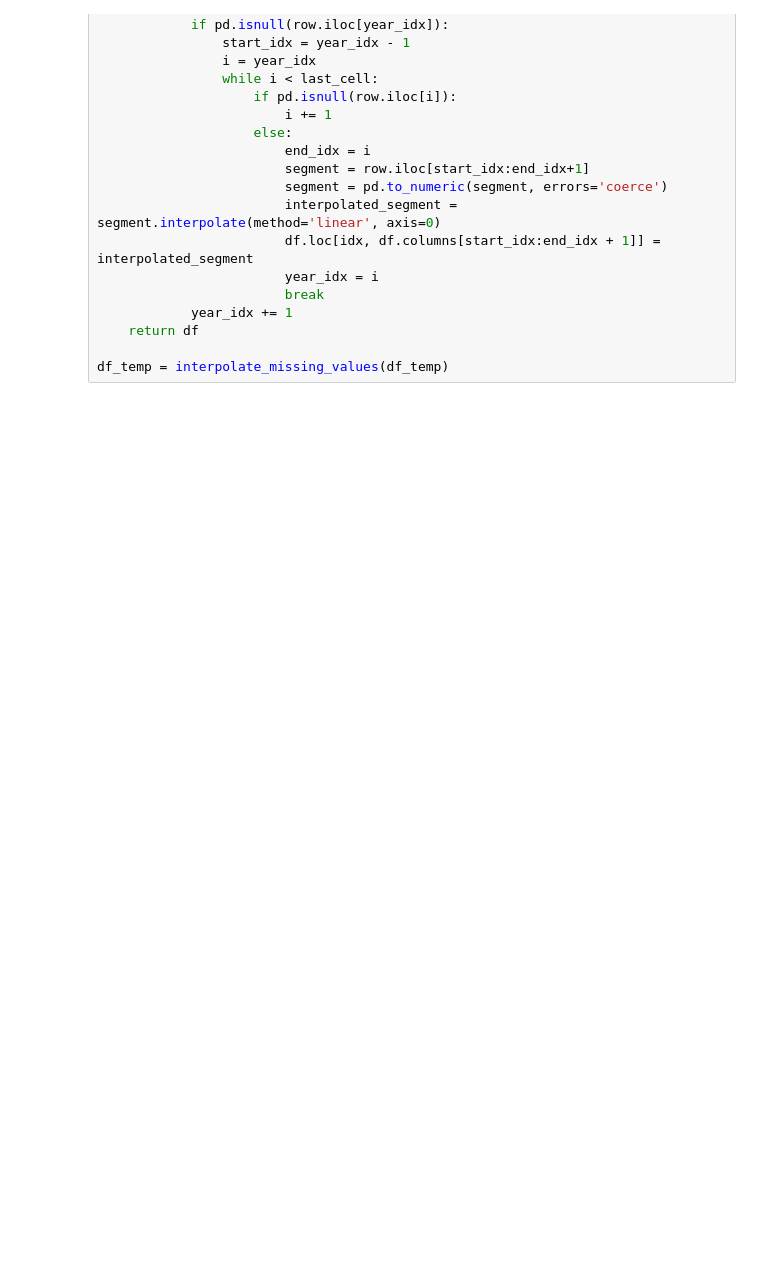
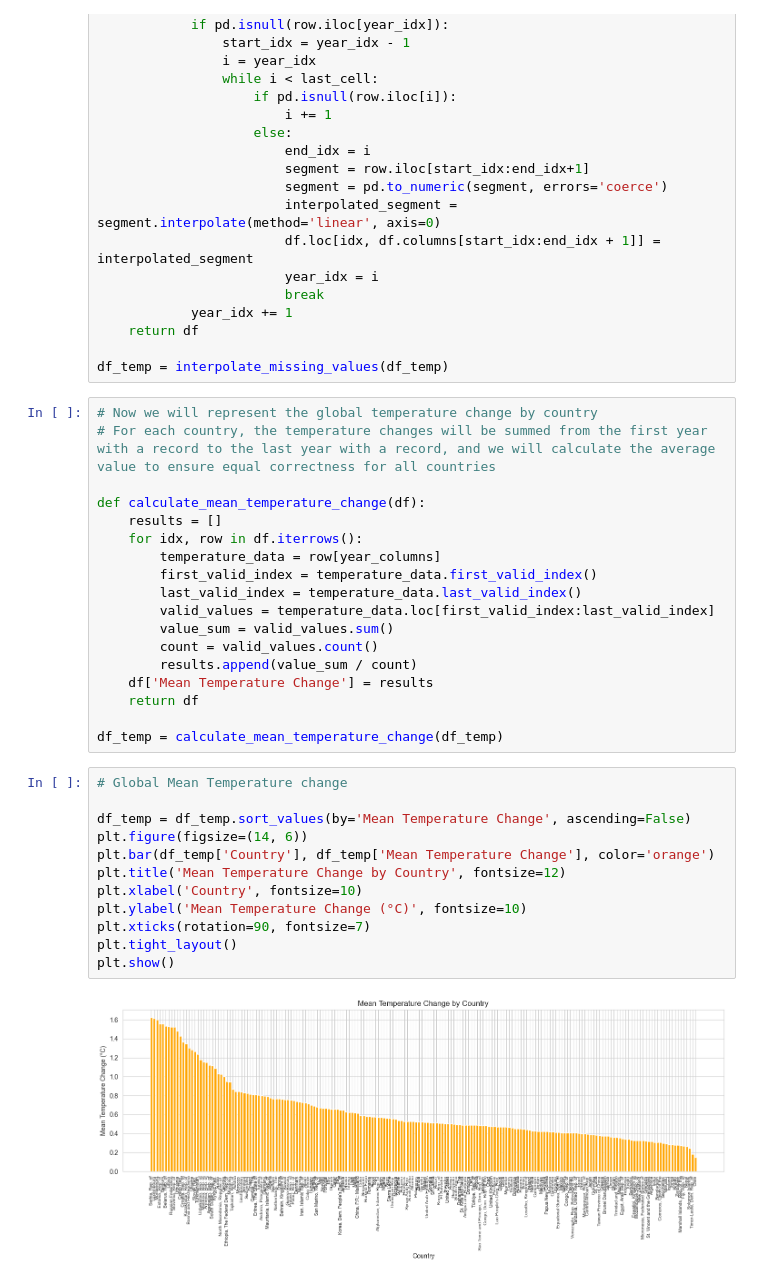
Before and after one commit to tince250/climate-change-ds, a Jupyter notebook: q3-climate-inpact.ipynb, the cells around one changed output. Drawn from its saved outputs; the diff is of its cells as text; blank space fills up the shorter version.

Commit message:
Add: Calculat Meant Temperatire Chang and visualisation

```diff
--- a/q3-climate-inpact.ipynb
+++ b/q3-climate-inpact.ipynb
@@ -178,3 +151,35 @@ def interpolate_missing_values(df):
     return df
 
 df_temp = interpolate_missing_values(df_temp)
+# %%
+# Now we will represent the global temperature change by country
+# For each country, the temperature changes will be summed from the first year with a record to the last year with a record, and we will calculate the average value to ensure equal correctness for all countries
+
+def calculate_mean_temperature_change(df):
+    results = []
+    for idx, row in df.iterrows():
+        temperature_data = row[year_columns]
+        first_valid_index = temperature_data.first_valid_index()
+        last_valid_index = temperature_data.last_valid_index()
+        valid_values = temperature_data.loc[first_valid_index:last_valid_index]
+        value_sum = valid_values.sum()
+        count = valid_values.count()
+        results.append(value_sum / count)
+    df['Mean Temperature Change'] = results
+    return df
+
+df_temp = calculate_mean_temperature_change(df_temp)
+# %%
+# Global Mean Temperature change
+
+df_temp = df_temp.sort_values(by='Mean Temperature Change', ascending=False)
+plt.figure(figsize=(14, 6))
+plt.bar(df_temp['Country'], df_temp['Mean Temperature Change'], color='orange')
+plt.title('Mean Temperature Change by Country', fontsize=12)
+plt.xlabel('Country', fontsize=10)
+plt.ylabel('Mean Temperature Change (°C)', fontsize=10)
+plt.xticks(rotation=90, fontsize=7)
+plt.tight_layout()
+plt.show()
+# %% [output]
+[figure, added]
```
Also changed, not shown: parts of 4 cells of this notebook.
